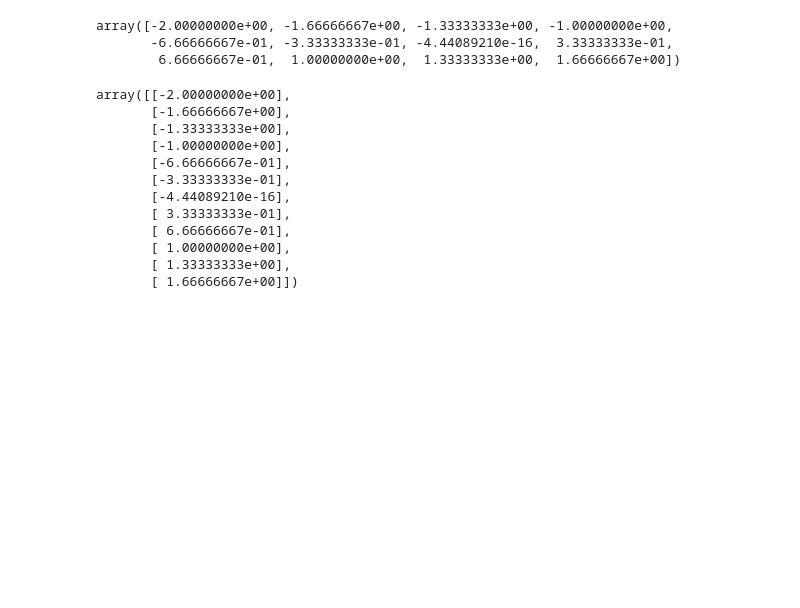
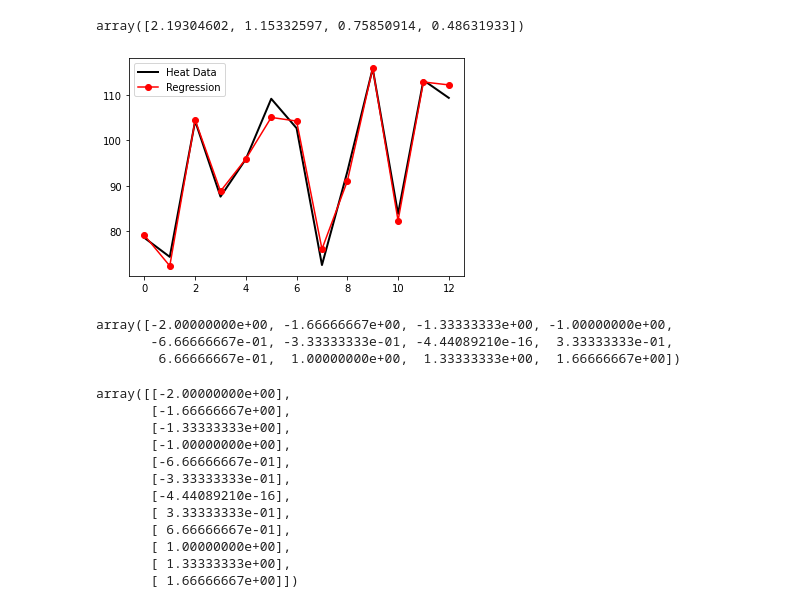
Before and after one commit to dparksports/singular-value-decomposition, a Jupyter notebook: regression.ipynb, the cells around one changed output. Cells and saved outputs as stored; diff of their text form; code cells hidden in the pictures; blank space fills up the shorter version.

```diff
--- a/regression.ipynb
+++ b/regression.ipynb
@@ -2,0 +123,3 @@ import numpy as np
+# %%
+b = np.loadtxt('hald_heat.csv',delimiter=',')
+b
@@ -2,0 +129,5 @@ import numpy as np
+# %%
+U,S,VT = np.linalg.svd(A,full_matrices=False)
+print(U,"U")
+print(S,"S")
+print(VT,"VT")
@@ -2,0 +153,5 @@ import numpy as np
+# %%
+S = np.diag(S)
+S_inv = np.linalg.inv(S)
+print(S,"S")
+print(S_inv,"S_inv")
@@ -3,3 +167,15 @@ import numpy as np
+# %%
+x = VT.T @ S_inv @ U.T @ b
+x
+# %% [output]
+array([2.19304602, 1.15332597, 0.75850914, 0.48631933])
+# %%
+plt.plot(b, Color='k', LineWidth=2, label='Heat Data') # True relationship
+plt.plot(A@x, '-o', Color='r', LineWidth=1.5, MarkerSize=6, label='Regression')
+plt.legend()
+plt.show()
+# %% [output]
+[figure, added]
 # %%
 x = 3
 # %%
```
Also changed, not shown: parts of 11 cells of this notebook.
